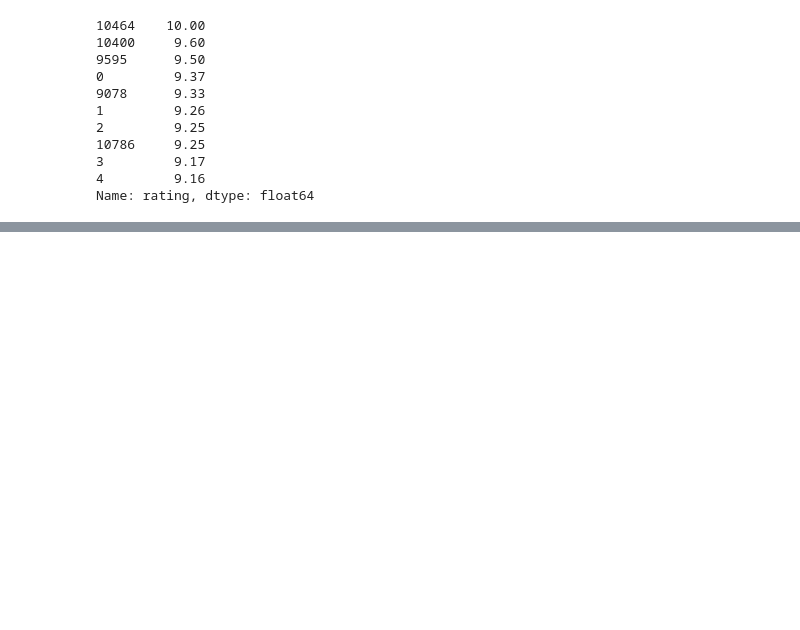
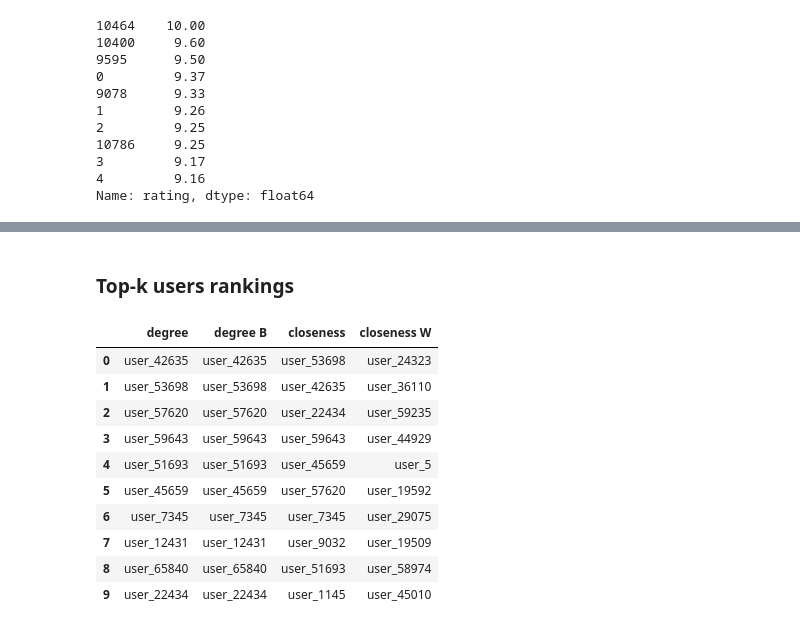
Before and after one commit to chguizz/graph_based_recommendation_system, a Jupyter notebook: GraphCentralities.ipynb, the cells around one changed output, grey strips where cells are left out. Drawn from its saved outputs; the diff is of its cells as text; code cells hidden in the pictures; blank space fills up the shorter version.

```diff
--- a/GraphCentralities.ipynb
+++ b/GraphCentralities.ipynb
@@ -399,0 +473,16 @@ Interesting is the fact that the ranking output given with degree metric is not
+# %% [markdown]
+### Top-k users rankings
+# %%
+df_top_user
+# %% [output]
+|  | degree | degree B | closeness | closeness W |
+| 0 | user_42635 | user_42635 | user_53698 | user_24323 |
+| 1 | user_53698 | user_53698 | user_42635 | user_36110 |
+| 2 | user_57620 | user_57620 | user_22434 | user_59235 |
+| 3 | user_59643 | user_59643 | user_59643 | user_44929 |
+| 4 | user_51693 | user_51693 | user_45659 | user_5 |
+| 5 | user_45659 | user_45659 | user_57620 | user_19592 |
+| 6 | user_7345 | user_7345 | user_7345 | user_29075 |
+| 7 | user_12431 | user_12431 | user_9032 | user_19509 |
+| 8 | user_65840 | user_65840 | user_51693 | user_58974 |
+| 9 | user_22434 | user_22434 | user_1145 | user_45010 |
```
Also changed, not shown: parts of 60 cells of this notebook, 5 other files.
